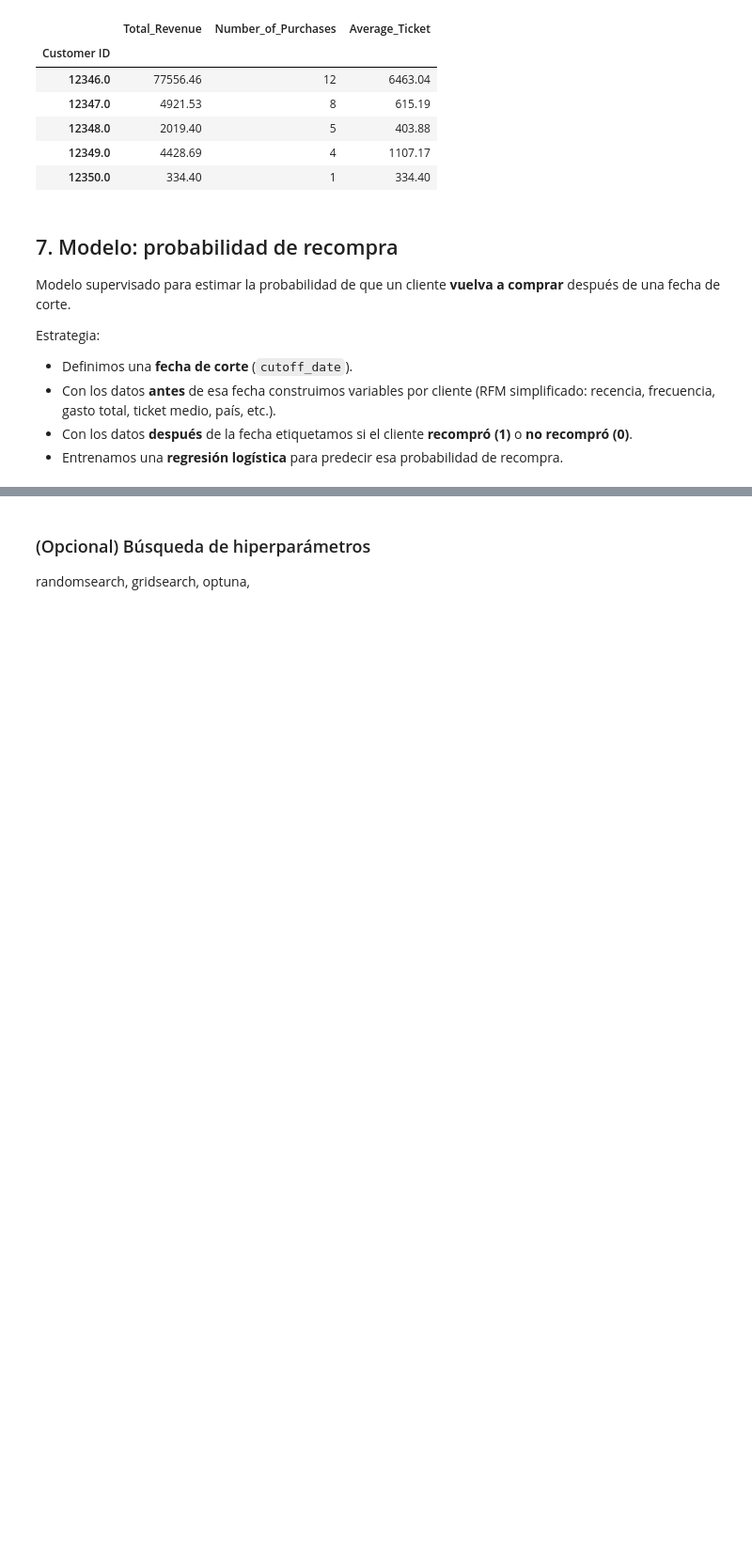
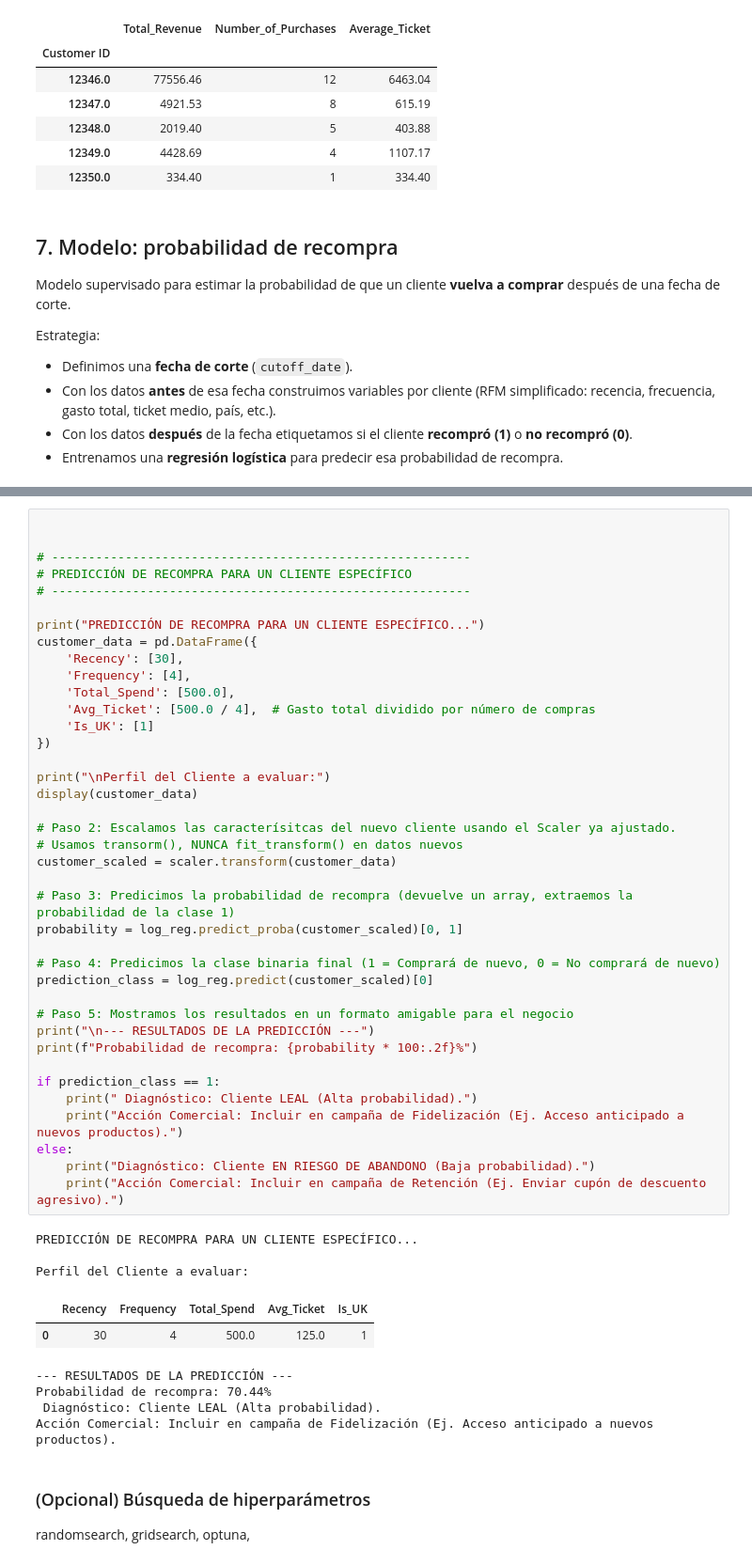
Before and after one commit to Juanjo122001/proyectoML, a Jupyter notebook: online_retail_II_EDA-basic.ipynb, the cells around one changed output, grey strips where cells are left out. Shown at 94% size. Cells and saved outputs as stored; diff of their text form; blank space fills up the shorter version.

```diff
--- a/online_retail_II_EDA-basic.ipynb
+++ b/online_retail_II_EDA-basic.ipynb
@@ -330,3 +416,52 @@ Estrategia:
+# %%
+
+
+# ---------------------------------------------------------
+# PREDICCIÓN DE RECOMPRA PARA UN CLIENTE ESPECÍFICO
+# ---------------------------------------------------------
+
+print("PREDICCIÓN DE RECOMPRA PARA UN CLIENTE ESPECÍFICO...")
+customer_data = pd.DataFrame({
+    'Recency': [30],
+    'Frequency': [4],
+    'Total_Spend': [500.0],
+    'Avg_Ticket': [500.0 / 4],  # Gasto total dividido por número de compras
+    'Is_UK': [1]
+})
+
+print("\nPerfil del Cliente a evaluar:")
+display(customer_data)
+
+# Paso 2: Escalamos las caracterísitcas del nuevo cliente usando el Scaler ya ajustado.
+# Usamos transorm(), NUNCA fit_transform() en datos nuevos
+customer_scaled = scaler.transform(customer_data)
+
+# Paso 3: Predicimos la probabilidad de recompra (devuelve un array, extraemos la probabilidad de la clase 1)
+probability = log_reg.predict_proba(customer_scaled)[0, 1]
+
+# Paso 4: Predicimos la clase binaria final (1 = Comprará de nuevo, 0 = No comprará de nuevo)
+prediction_class = log_reg.predict(customer_scaled)[0]
+
+# Paso 5: Mostramos los resultados en un formato amigable para el negocio
+print("\n--- RESULTADOS DE LA PREDICCIÓN ---")
+print(f"Probabilidad de recompra: {probability * 100:.2f}%")
+
+if prediction_class == 1:
+    print(" Diagnóstico: Cliente LEAL (Alta probabilidad).")
+    print("Acción Comercial: Incluir en campaña de Fidelización (Ej. Acceso anticipado a nuevos productos).")
+else:
+    print("Diagnóstico: Cliente EN RIESGO DE ABANDONO (Baja probabilidad).")
+    print("Acción Comercial: Incluir en campaña de Retención (Ej. Enviar cupón de descuento agresivo).")
+# %% [output]
+PREDICCIÓN DE RECOMPRA PARA UN CLIENTE ESPECÍFICO...
+
+Perfil del Cliente a evaluar:
+|  | Recency | Frequency | Total_Spend | Avg_Ticket | Is_UK |
+| 0 | 30 | 4 | 500.0 | 125.0 | 1 |
+--- RESULTADOS DE LA PREDICCIÓN ---
+Probabilidad de recompra: 70.44%
+ Diagnóstico: Cliente LEAL (Alta probabilidad).
+Acción Comercial: Incluir en campaña de Fidelización (Ej. Acceso anticipado a nuevos productos).
 # %% [markdown]
 ### (Opcional) Búsqueda de hiperparámetros
 randomsearch, gridsearch, optuna,
```
Also changed, not shown: parts of 16 cells of this notebook.
